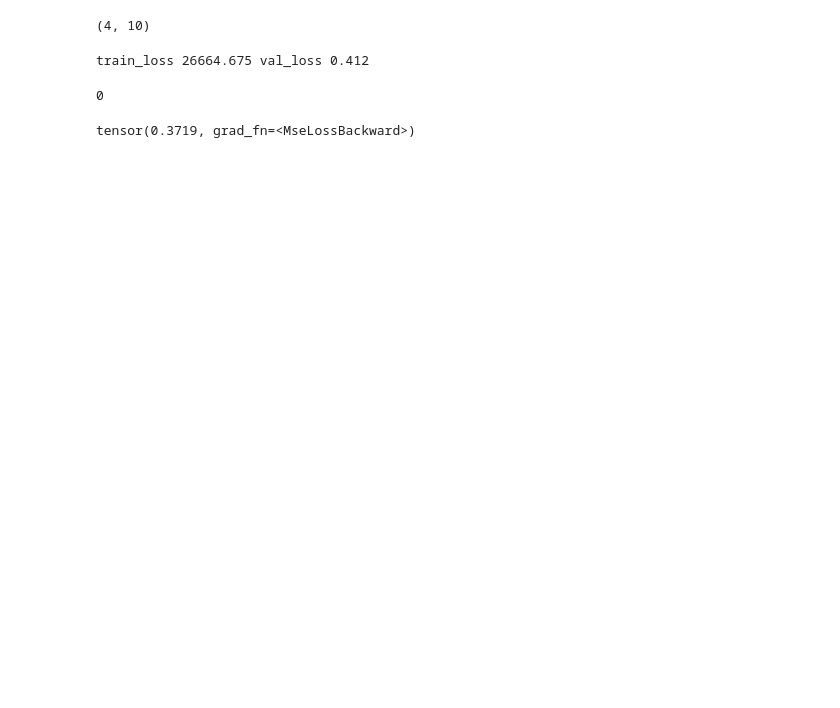
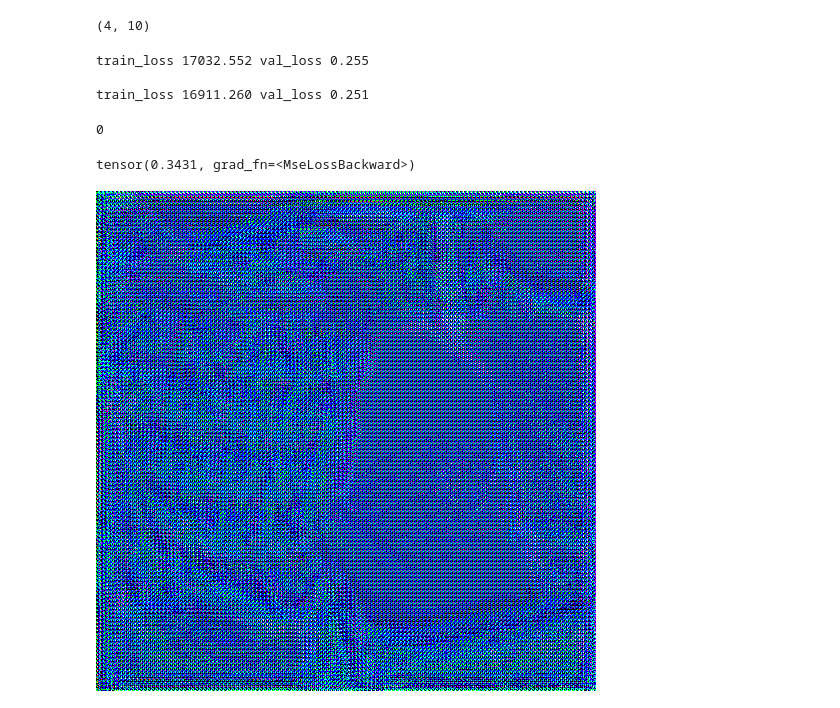
Before and after one commit to radhaprashanthi/Single-Image-Super-Resolution, a Jupyter notebook: srresnet.ipynb, the cells around one changed output. Cells and saved outputs as stored; diff of their text form; code cells hidden in the pictures; blank space fills up the shorter version.

Commit message:
trial run 2 epochs

```diff
--- a/srresnet.ipynb
+++ b/srresnet.ipynb
@@ -297,8 +276,10 @@ def save_checkpoint(model, filepath):
 
 def load_checkpoint(filepath):
     checkpoint = torch.load(filepath)
-    model = SRResNet()
+    model = SRResNet(large_kernel_size=large_kernel_size, small_kernel_size=small_kernel_size,
+                  n_channels=n_channels, n_blocks=n_blocks, scaling_factor=scaling_factor)
     model.load_state_dict(checkpoint['state_dict'])
+    model.to(device)
 
     return model
 # %%
@@ -440,8 +419,10 @@ def train_model(model, train_dl, valid_dl, optimizer, max_lr=0.05, epochs=100):
     return 0
 # %%
 train_model(model, train_dataloader,
-            valid_dataloader, optimizer, epochs=1)
+            valid_dataloader, optimizer, epochs=2)
 # %% [output]
-train_loss 26664.675 val_loss 0.412
+train_loss 17032.552 val_loss 0.255
+
+train_loss 16911.260 val_loss 0.251
 0
 # %%
@@ -449,8 +433,14 @@ PATH = Path("/content/drive/My Drive/Colab Notebooks/DL/final_project/models")
 # %%
+example, hr = valid_dataset[0]
+model.eval()
 out = model(example.unsqueeze(0).to(device)).to("cpu").squeeze(0)
 F.mse_loss(out, hr)
 # %% [output]
-tensor(0.3719, grad_fn=<MseLossBackward>)
+tensor(0.3431, grad_fn=<MseLossBackward>)
+# %%
+ToPILImage()(out)
+# %% [output]
+[figure, added]
 # %%
 ToPILImage()(hr)
 # %% [output]
```
Also changed, not shown: parts of 7 cells of this notebook.
